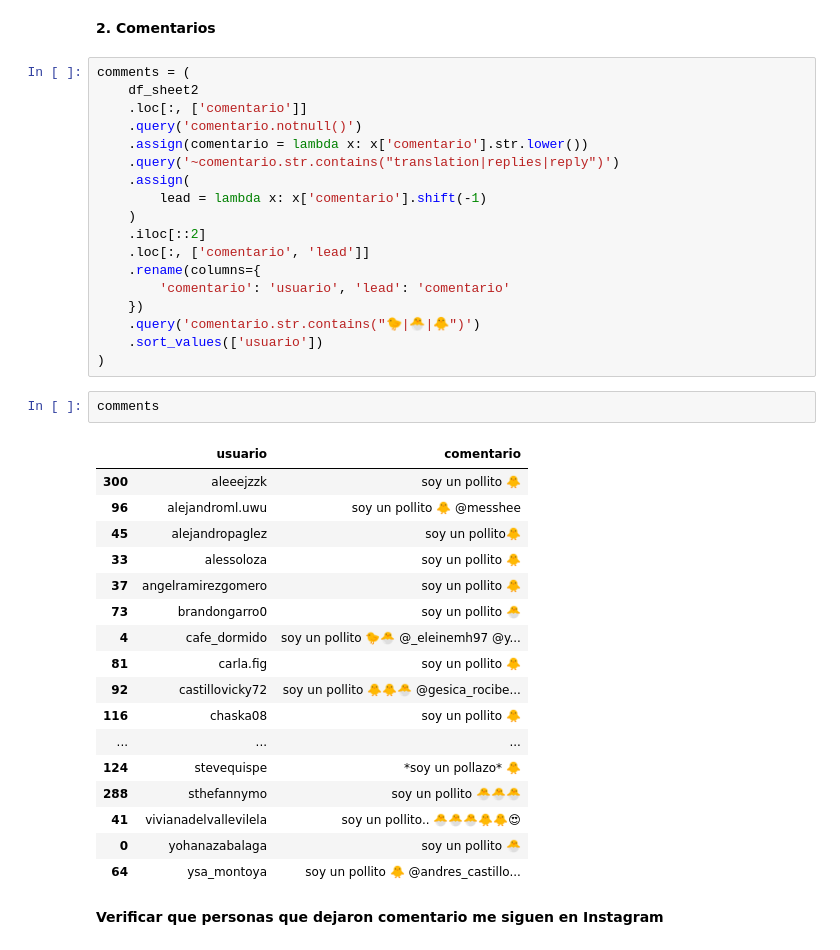
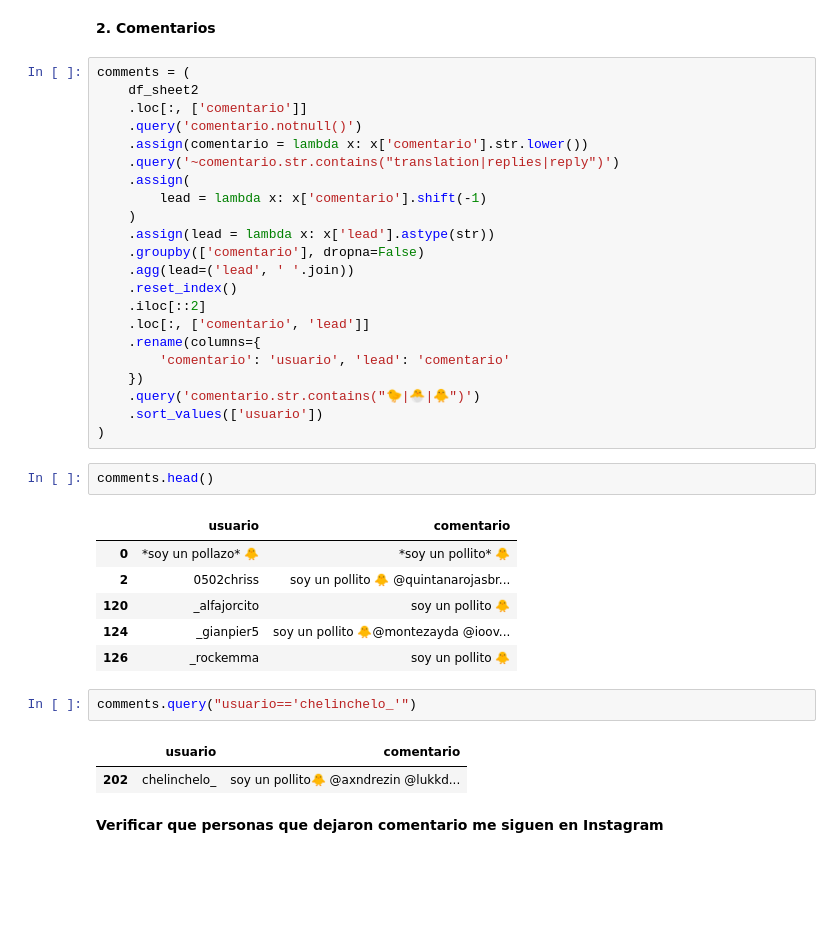
Before and after one commit to gflores1092/ClasesMissYera, a Jupyter notebook: Python/Soy_un_pollito.ipynb, the cells around one changed output. Drawn from its saved outputs; the diff is of its cells as text; blank space fills up the shorter version.

```diff
--- a/Python/Soy_un_pollito.ipynb
+++ b/Python/Soy_un_pollito.ipynb
@@ -69,6 +69,10 @@ comments = (
     .assign(
         lead = lambda x: x['comentario'].shift(-1)
     )
+    .assign(lead = lambda x: x['lead'].astype(str))
+    .groupby(['comentario'], dropna=False)
+    .agg(lead=('lead', ' '.join))
+    .reset_index()
     .iloc[::2]
     .loc[:, ['comentario', 'lead']]
     .rename(columns={
@@ -78,25 +82,19 @@ comments = (
     .sort_values(['usuario'])
 )
 # %%
-comments
+comments.head()
 # %% [output]
 |  | usuario | comentario |
-| 300 | aleeejzzk | soy un pollito 🐥 |
-| 96 | alejandroml.uwu | soy un pollito 🐥 @messhee |
-| 45 | alejandropaglez | soy un pollito🐥 |
-| 33 | alessoloza | soy un pollito 🐥 |
-| 37 | angelramirezgomero | soy un pollito 🐥 |
-| 73 | brandongarro0 | soy un pollito 🐣 |
-| 4 | cafe_dormido | soy un pollito 🐤🐣 @_eleinemh97 @y... |
-| 81 | carla.fig | soy un pollito 🐥 |
-| 92 | castillovicky72 | soy un pollito 🐥🐥🐣 @gesica_rocibe... |
-| 116 | chaska08 | soy un pollito 🐥 |
-| ... | ... | ... |
-| 124 | stevequispe | *soy un pollazo* 🐥 |
-| 288 | sthefannymo | soy un pollito 🐣🐣🐣 |
-| 41 | vivianadelvallevilela | soy un pollito.. 🐣🐣🐣🐥🐥😍 |
-| 0 | yohanazabalaga | soy un pollito 🐣 |
-| 64 | ysa_montoya | soy un pollito 🐥 @andres_castillo... |
+| 0 | *soy un pollazo* 🐥 | *soy un pollito* 🐥 |
+| 2 | 0502chriss | soy un pollito 🐥 @quintanarojasbr... |
+| 120 | _alfajorcito | soy un pollito 🐥 |
+| 124 | _gianpier5 | soy un pollito 🐥@montezayda @ioov... |
+| 126 | _rockemma | soy un pollito 🐥 |
+# %%
+comments.query("usuario=='chelinchelo_'")
+# %% [output]
+|  | usuario | comentario |
+| 202 | chelinchelo_ | soy un pollito🐥 @axndrezin @lukkd... |
 # %% [markdown]
 **Verificar que personas que dejaron comentario me siguen en Instagram**
 # %%
```
Also changed, not shown: parts of 1 cell of this notebook.
